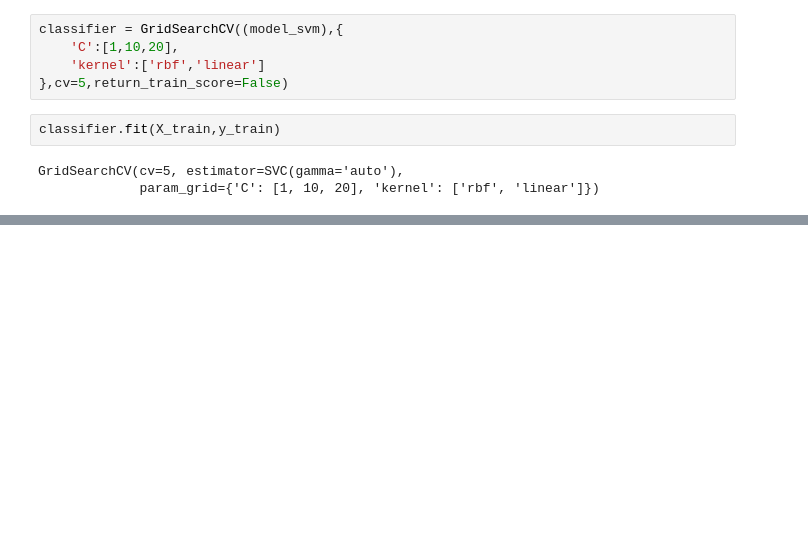
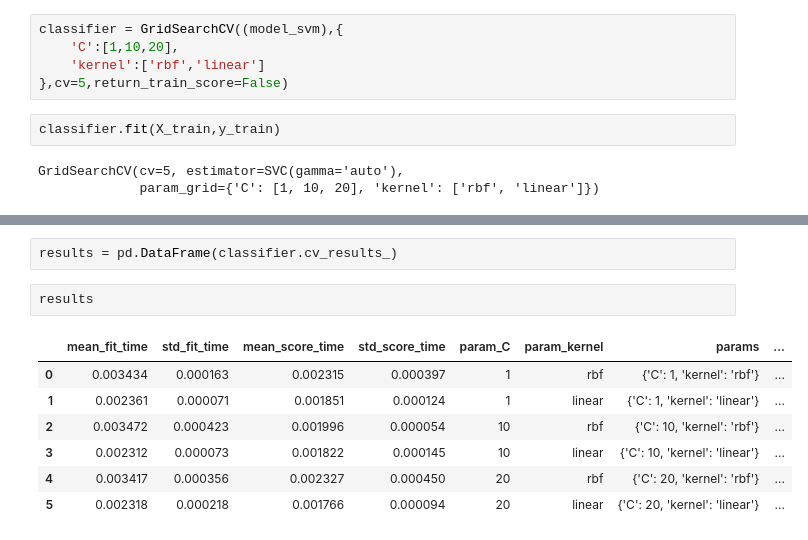
Before and after one commit to sushant758/ML-Exercises, a Jupyter notebook: ML5_V4.ipynb, the cells around one changed output, grey strips where cells are left out. Saved outputs shown, nothing was run; the diff lists cells and outputs as text; blank space fills up the shorter version.

```diff
--- a/ML5_V4.ipynb
+++ b/ML5_V4.ipynb
@@ -100,3 +100,15 @@ classifier.cv_results_
  'std_test_score': array([0.01904762, 0.        , 0.01904762, 0.        , 0.01904762,
         0.        ]),
  'rank_test_score': array([4, 1, 4, 1, 4, 1], dtype=int32)}
+# %%
+results = pd.DataFrame(classifier.cv_results_)
+# %%
+results
+# %% [output]
+|  | mean_fit_time | std_fit_time | mean_score_time | std_score_time | param_C | param_kernel | params | ... |
+| 0 | 0.003434 | 0.000163 | 0.002315 | 0.000397 | 1 | rbf | {'C': 1, 'kernel': 'rbf'} | ... |
+| 1 | 0.002361 | 0.000071 | 0.001851 | 0.000124 | 1 | linear | {'C': 1, 'kernel': 'linear'} | ... |
+| 2 | 0.003472 | 0.000423 | 0.001996 | 0.000054 | 10 | rbf | {'C': 10, 'kernel': 'rbf'} | ... |
+| 3 | 0.002312 | 0.000073 | 0.001822 | 0.000145 | 10 | linear | {'C': 10, 'kernel': 'linear'} | ... |
+| 4 | 0.003417 | 0.000356 | 0.002327 | 0.000450 | 20 | rbf | {'C': 20, 'kernel': 'rbf'} | ... |
+| 5 | 0.002318 | 0.000218 | 0.001766 | 0.000094 | 20 | linear | {'C': 20, 'kernel': 'linear'} | ... |
```
Also changed, not shown: parts of 2 cells of this notebook.
